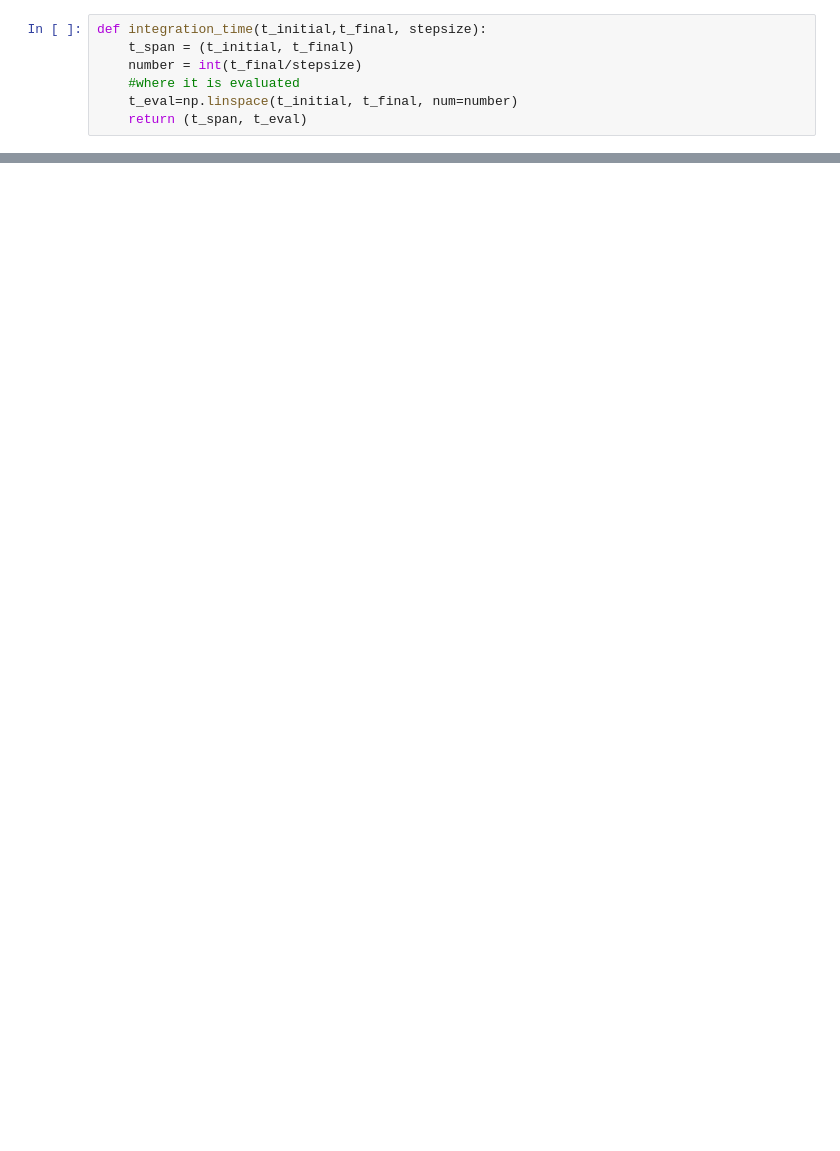
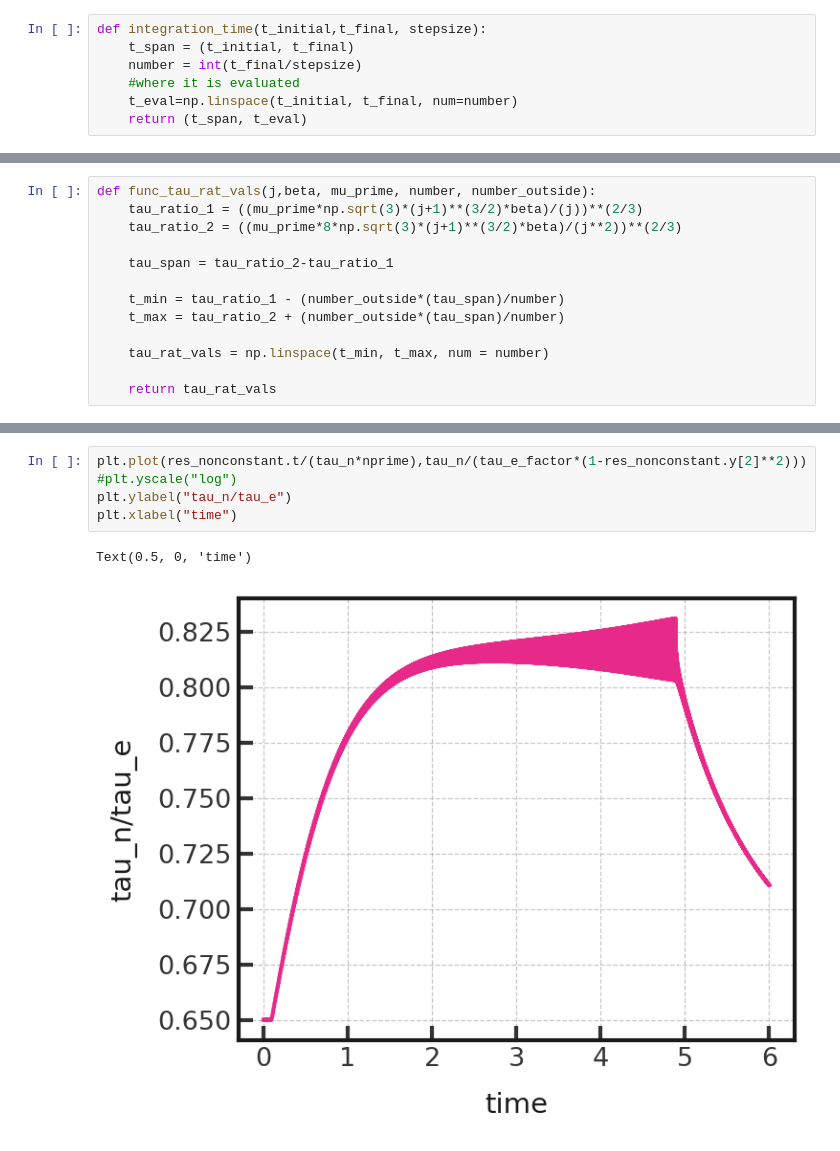
Before and after one commit to evazlimen/resonance_width, a Jupyter notebook: messy/numerical_integration_streamlined.ipynb, the cells around one changed output, grey strips where cells are left out. Drawn from its saved outputs; the diff is of its cells as text; blank space fills up the shorter version.

```diff
--- a/messy/numerical_integration_streamlined.ipynb
+++ b/messy/numerical_integration_streamlined.ipynb
@@ -188,5 +233,18 @@ def integrate(rhs,t_span,initials,t_eval,j,beta,mu_prime,tau_n,tau_e,p,nprime):
     print(res.status)
     return res
+# %%
+def func_tau_rat_vals(j,beta, mu_prime, number, number_outside):
+    tau_ratio_1 = ((mu_prime*np.sqrt(3)*(j+1)**(3/2)*beta)/(j))**(2/3)
+    tau_ratio_2 = ((mu_prime*8*np.sqrt(3)*(j+1)**(3/2)*beta)/(j**2))**(2/3)
+
+    tau_span = tau_ratio_2-tau_ratio_1
+
+    t_min = tau_ratio_1 - (number_outside*(tau_span)/number)
+    t_max = tau_ratio_2 + (number_outside*(tau_span)/number)
+
+    tau_rat_vals = np.linspace(t_min, t_max, num = number)
+
+    return tau_rat_vals
 # %%
 #constants that we literally never change
 #define some initial conditions
@@ -237,0 +325,8 @@ for i in range(len(tau_rat_vals)):
+# %%
+plt.plot(res_nonconstant.t/(tau_n*nprime),tau_n/(tau_e_factor*(1-res_nonconstant.y[2]**2)))
+#plt.yscale("log")
+plt.ylabel("tau_n/tau_e")
+plt.xlabel("time")
+# %% [output]
+Text(0.5, 0, 'time')
+[figure, added]
```
Also changed, not shown: parts of 11 cells of this notebook, 2 other files.
